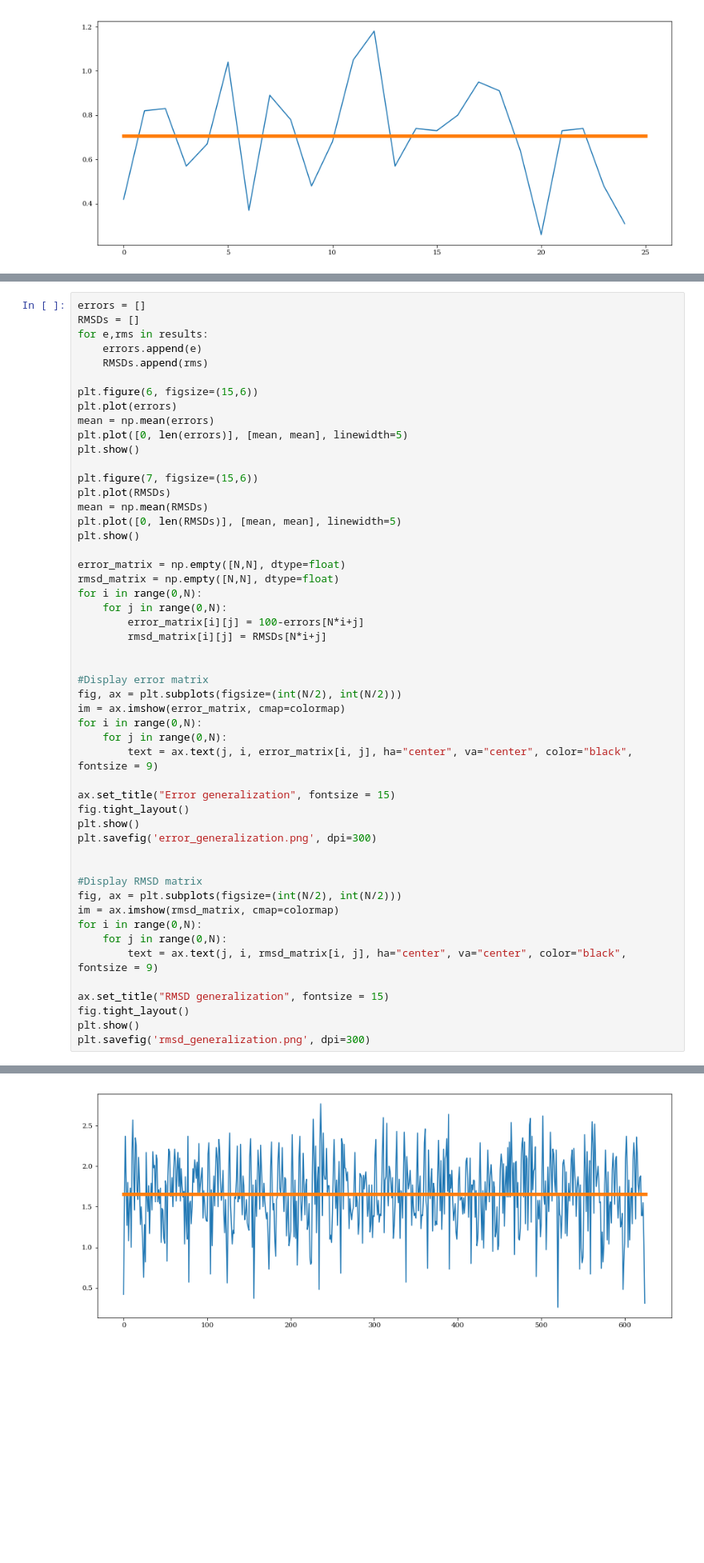
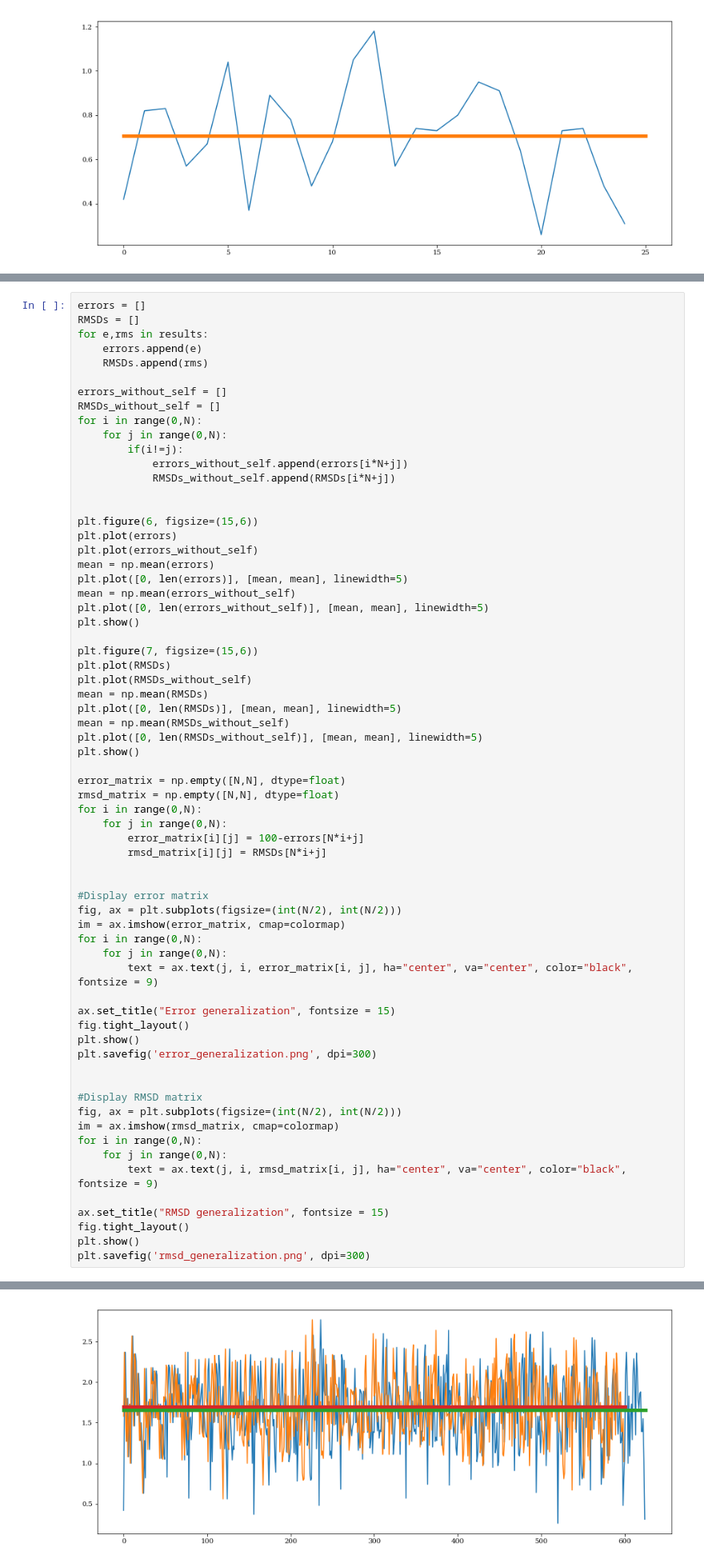
Before and after one commit to SINTEF-9012/thingml-diversifier, a Jupyter notebook: src/main/python/tensorflow.ipynb, the cells around one changed output, grey strips where cells are left out. Shown at 80% size. Cells and saved outputs as stored; diff of their text form; blank space fills up the shorter version.

```diff
--- a/src/main/python/tensorflow.ipynb
+++ b/src/main/python/tensorflow.ipynb
@@ -411,16 +411,31 @@ for e,rms in results:
     errors.append(e)
     RMSDs.append(rms)
 
+errors_without_self = []
+RMSDs_without_self = []
+for i in range(0,N):
+    for j in range(0,N):
+        if(i!=j):
+            errors_without_self.append(errors[i*N+j])
+            RMSDs_without_self.append(RMSDs[i*N+j])
+
+
 plt.figure(6, figsize=(15,6))
 plt.plot(errors)
+plt.plot(errors_without_self)
 mean = np.mean(errors)
 plt.plot([0, len(errors)], [mean, mean], linewidth=5)
+mean = np.mean(errors_without_self)
+plt.plot([0, len(errors_without_self)], [mean, mean], linewidth=5)
 plt.show()
 
 plt.figure(7, figsize=(15,6))
 plt.plot(RMSDs)
+plt.plot(RMSDs_without_self)
 mean = np.mean(RMSDs)
 plt.plot([0, len(RMSDs)], [mean, mean], linewidth=5)
+mean = np.mean(RMSDs_without_self)
+plt.plot([0, len(RMSDs_without_self)], [mean, mean], linewidth=5)
 plt.show()
 
 error_matrix = np.empty([N,N], dtype=float)
@@ -460,2 +477,2 @@ plt.savefig('rmsd_generalization.png', dpi=300)
-[figure, old version]
+[figure, new version]
 [figure]
```
Also changed, not shown: parts of 1 cell of this notebook.
